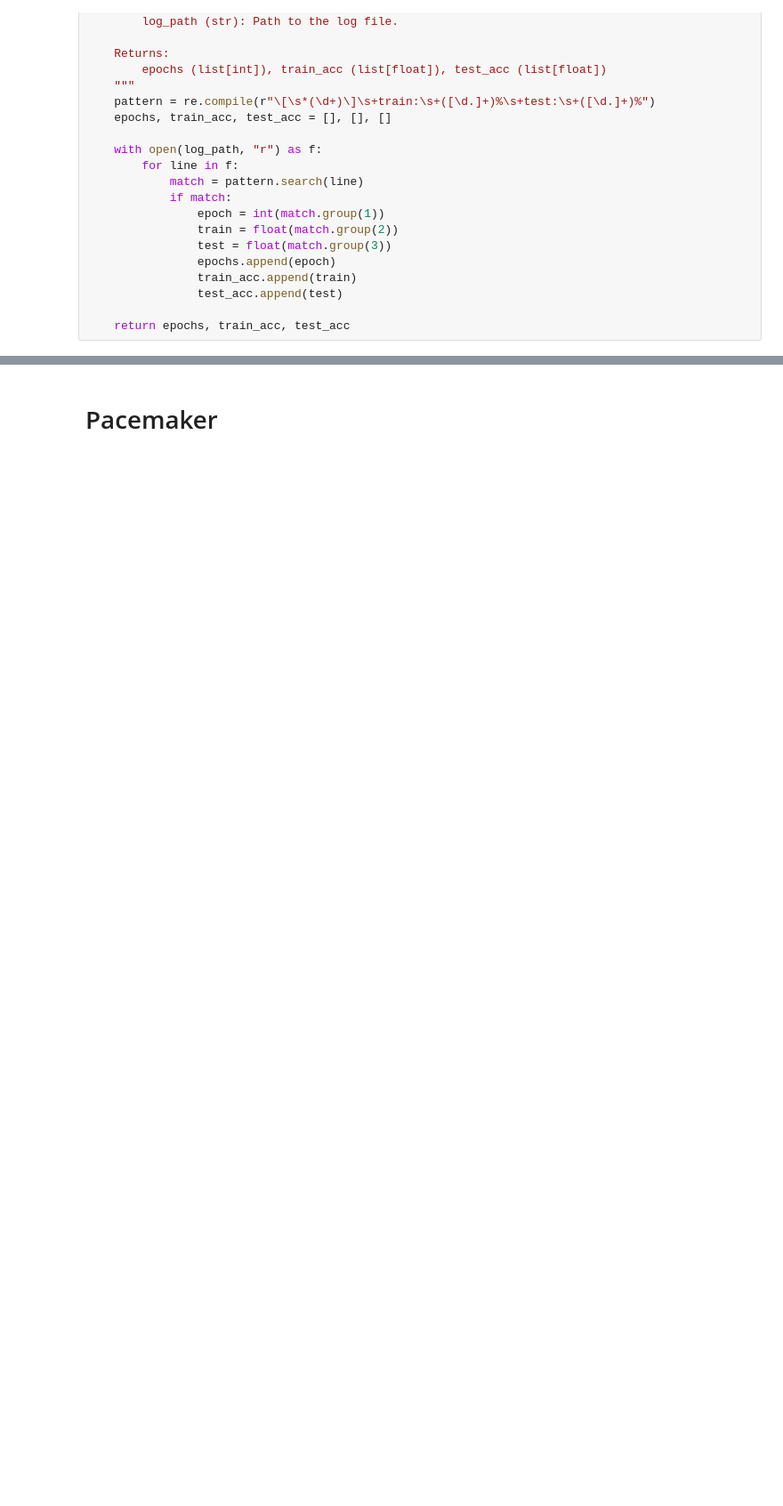
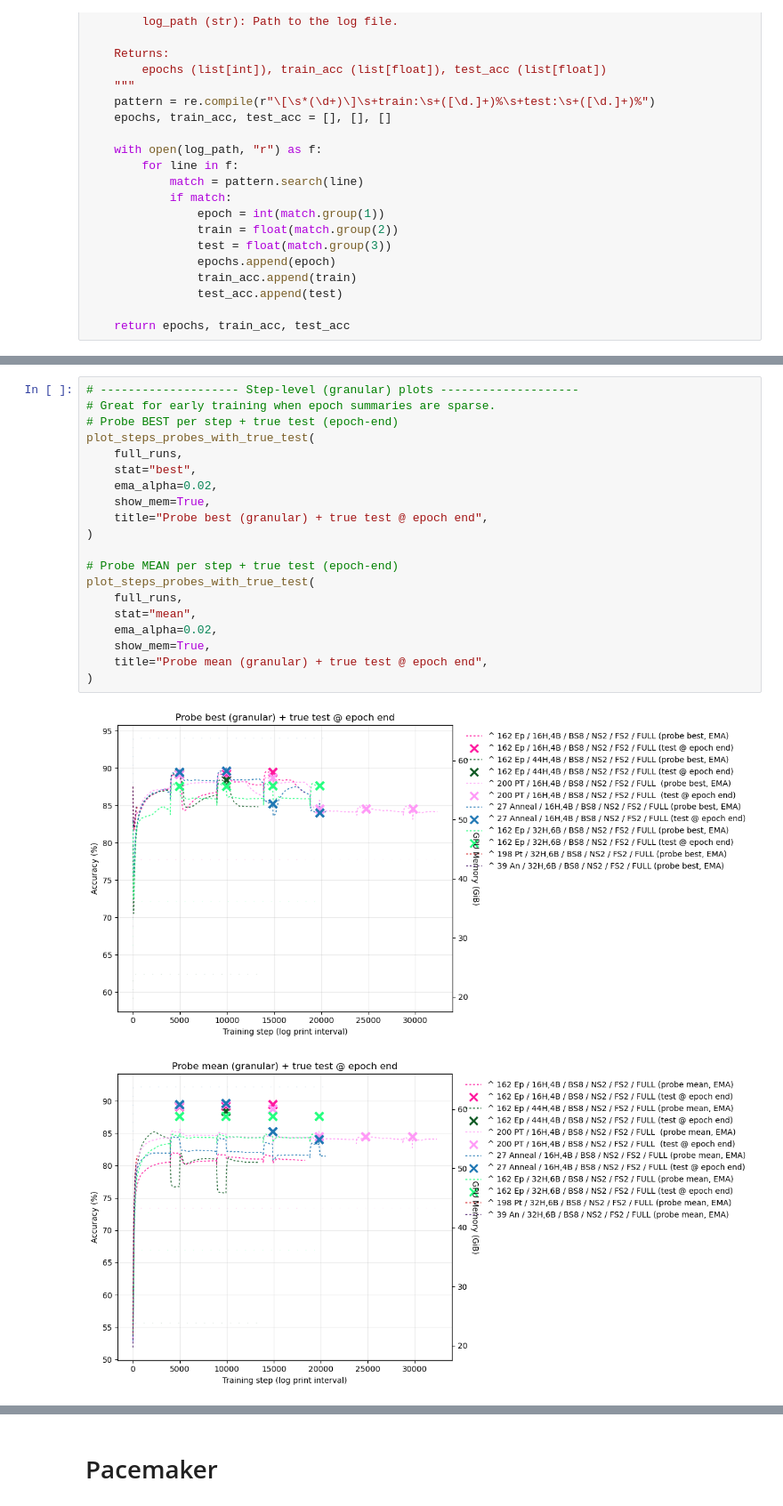
Before and after one commit to alif-munim/EchoJEPA, a Jupyter notebook: plot.ipynb, the cells around one changed output, grey strips where cells are left out. Shown at 89% size. Saved outputs shown, nothing was run; the diff lists cells and outputs as text; blank space fills up the shorter version.

```diff
--- a/plot.ipynb
+++ b/plot.ipynb
@@ -261,0 +473,23 @@ plt.show()
+# %%
+# -------------------- Step-level (granular) plots --------------------
+# Great for early training when epoch summaries are sparse.
+# Probe BEST per step + true test (epoch-end)
+plot_steps_probes_with_true_test(
+    full_runs,
+    stat="best",
+    ema_alpha=0.02,
+    show_mem=True,
+    title="Probe best (granular) + true test @ epoch end",
+)
+
+# Probe MEAN per step + true test (epoch-end)
+plot_steps_probes_with_true_test(
+    full_runs,
+    stat="mean",
+    ema_alpha=0.02,
+    show_mem=True,
+    title="Probe mean (granular) + true test @ epoch end",
+)
+# %% [output]
+[figure, added]
+[figure, added]
```
Also changed, not shown: parts of 19 cells of this notebook, 6 other files.
